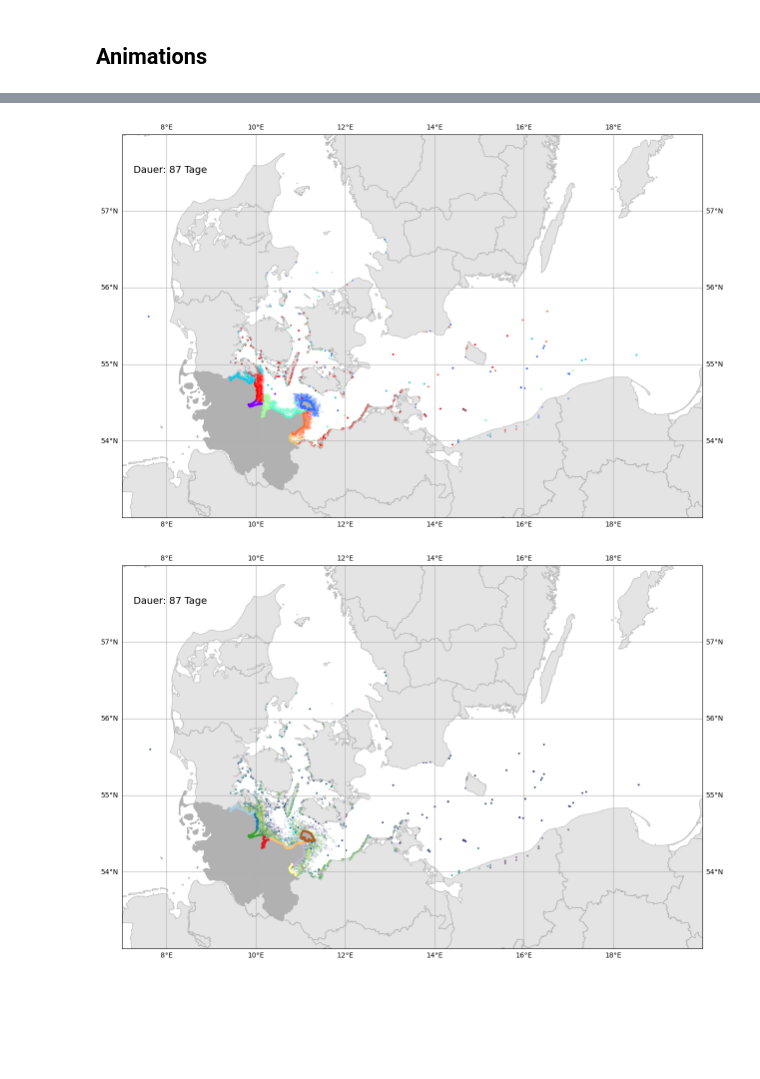
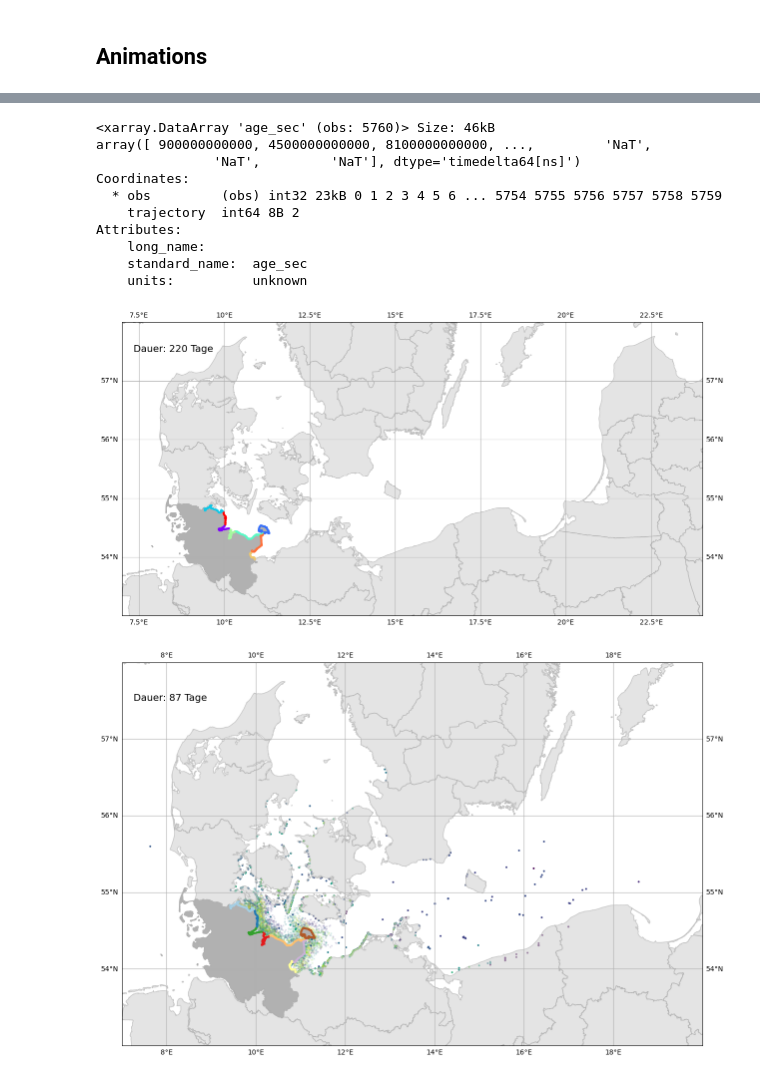
Before and after one commit to geomar-od-lagrange/2025_fucus-dispersal, a Jupyter notebook: notebooks/FucusVisualizationSH.ipynb, the cells around one changed output, grey strips where cells are left out. Cells and saved outputs as stored; diff of their text form; code cells hidden in the pictures; blank space fills up the shorter version.

```diff
--- a/notebooks/FucusVisualizationSH.ipynb
+++ b/notebooks/FucusVisualizationSH.ipynb
@@ -52,0 +67,10 @@ ds_trajectories.nbytes/1e9
+# %%
+ds_trajectories = ds_trajectories.assign(trajectory=np.arange(len(ds_trajectories.trajectory)))
+# %%
+if len(np.unique(ds_trajectories.isel(obs=0).z.compute())) > 1:
+        ds_traj = ds_trajectories.isel(obs=0).groupby("z")
+        ds_trajectories = ds_trajectories.sel(trajectory=ds_traj[0].trajectory.values)
+        # ds_trajectories = ds_trajectories.sel(trajectory=ds_traj[1].trajectory.values)
+else:
+        ds_trajectories = ds_trajectories.drop("z")
+ds_trajectories.nbytes/1e9
@@ -377,13 +374,24 @@ plt.show()
 # %%
-ds_traj_0["age"] = ds_traj_0.age_sec.isel(trajectory=0).compute().astype('timedelta64[s]')
+# ds_trajectories["age"] = ds_SH.age_sec.isel(trajectory=0).compute().astype('timedelta64[s]')
+# %% [output]
+<xarray.DataArray 'age_sec' (obs: 5760)> Size: 46kB
+array([ 900000000000, 4500000000000, 8100000000000, ...,         'NaT',
+               'NaT',         'NaT'], dtype='timedelta64[ns]')
+Coordinates:
+  * obs         (obs) int32 23kB 0 1 2 3 4 5 6 ... 5754 5755 5756 5757 5758 5759
+    trajectory  int64 8B 2
+Attributes:
+    long_name:
+    standard_name:  age_sec
+    units:          unknown
 # %%
-ds_scatter_ani = ds_traj_0.groupby_bins(group="obs", bins=88*4).mean(dim="obs").rename(dict(obs_bins="obs")).compute()
+ds_scatter_ani = ds_SH.groupby_bins(group="obs", bins=220*4).mean(dim="obs", skipna=True).rename(dict(obs_bins="obs")).compute()
 # %%
 sh_coast_IDs = gdf_SH_release.loc[ds_scatter_ani.cell_ID.isel(obs=0)][["SH-Coast"]].values.T[0]
 # %%
 ds_scatter_ani = ds_scatter_ani.assign(dict(sh_coast=("trajectory", sh_coast_IDs),))
-ds_scatter_ani = xr.merge((ds_scatter_ani, ds_traj_0.time.isel(obs=0).compute()), join="left")
-ds_scatter_ani = ds_scatter_ani.where(ds_scatter_ani.trajectory==ds_traj_0.trajectory, drop=True).sortby("sh_coast")
+ds_scatter_ani = xr.merge((ds_scatter_ani, ds_trajectories.time.isel(obs=0).compute()), join="left")
+ds_scatter_ani = ds_scatter_ani.where(ds_scatter_ani.trajectory==ds_trajectories.trajectory).sortby("sh_coast")
 # %%
 import matplotlib as mpl
 cm = mpl.cm.get_cmap("rainbow",len(sh_coast_split))
@@ -397,50 +405,42 @@ fig, ax = plt.subplots(
         subplot_kw=dict(projection=ccrs.PlateCarree()),
 )
 
-x_initial = ds_scatter_ani.lon.T
-y_initial = ds_scatter_ani.lat.T
-ax.scatter(
-        ds_scatter_ani.isel(obs=0).lon.T,
-        ds_scatter_ani.isel(obs=0).lat.T,
-        alpha=.05,
-        c=pd.factorize(ds_scatter_ani.sh_coast.to_numpy())[0],
-        s=3, transform=ccrs.PlateCarree(),
-        cmap=cm,
-)
 scat = ax.scatter(
         ds_scatter_ani.isel(obs=0).lon.T,
         ds_scatter_ani.isel(obs=0).lat.T,
         c=pd.factorize(ds_scatter_ani.sh_coast.to_numpy())[0],
         s=3, transform=ccrs.PlateCarree(),
         cmap=cm,
 )
 ax.gridlines(draw_labels=True)
 ax.set_extent((lon_min, lon_max, lat_min, lat_max))
 time_text = ax.text(
         0.02, 0.9,
-        "Dauer: "+str(timedelta(seconds=int(ds_scatter_ani.age_sec.isel(trajectory=0, obs=0).values)).days)+" Tage",
+        # "Dauer: "+str(timedelta(seconds=int(ds_scatter_ani.age_sec.isel(trajectory=0, obs=0).values)).days)+" Tage",
+        "Dauer: "+str(timedelta(days=np.linspace(0, 220, len(ds_scatter_ani.obs))[0]).days)+" Tage",
          transform=ax.transAxes, size=14,)
 
 sh_border.plot(ax=ax, color="gray", transform=ccrs.Geodetic(), edgecolor="darkgray")
 administrative_borders.cx[lon_min:lon_max, lat_min:lat_max].plot(ax=ax, alpha=.6, color="lightgray", transform=ccrs.Geodetic(), edgecolor="darkgray")
 sh_coast_split.plot(cmap=cm, ax=ax, lw=3, transform=ccrs.Geodetic())
 def animate(frame):
-        time_text.set_text("Dauer: "+str(timedelta(seconds=int(ds_scatter_ani.age_sec.isel(trajectory=0, obs=frame).values)).days)+" Tage")
+        # time_text.set_text("Dauer: "+str(timedelta(seconds=int(ds_scatter_ani.age_sec.isel(trajectory=0, obs=frame).values)).days)+" Tage")
+        time_text.set_text("Dauer: "+str(timedelta(days=np.linspace(0, 220, len(ds_scatter_ani.obs))[frame]).days)+" Tage")
         x = ds_scatter_ani.isel(obs=frame).lon.values
         y = ds_scatter_ani.isel(obs=frame).lat.values
         data = np.stack([x,y]).T
         scat.set_offsets(data)
 
 ani = animation.FuncAnimation(fig, func=animate, interval=50,
         frames=len(ds_scatter_ani.obs),
         repeat_delay=5000,
 )
 ani.save(
         filename="/gxfs_work/geomar/smomw597/2025_Fucus/2025_fucus-dispersal/output/SH_scatter.gif",
         writer="pillow")
 plt.show()
 # %% [output]
-[figure, old version]
+[figure, new version]
 # %%
 lon_min=7
 lon_max=np.ceil(ds_scatter_ani.lon.max())
```
Also changed, not shown: parts of 16 cells of this notebook, 1 other file.
